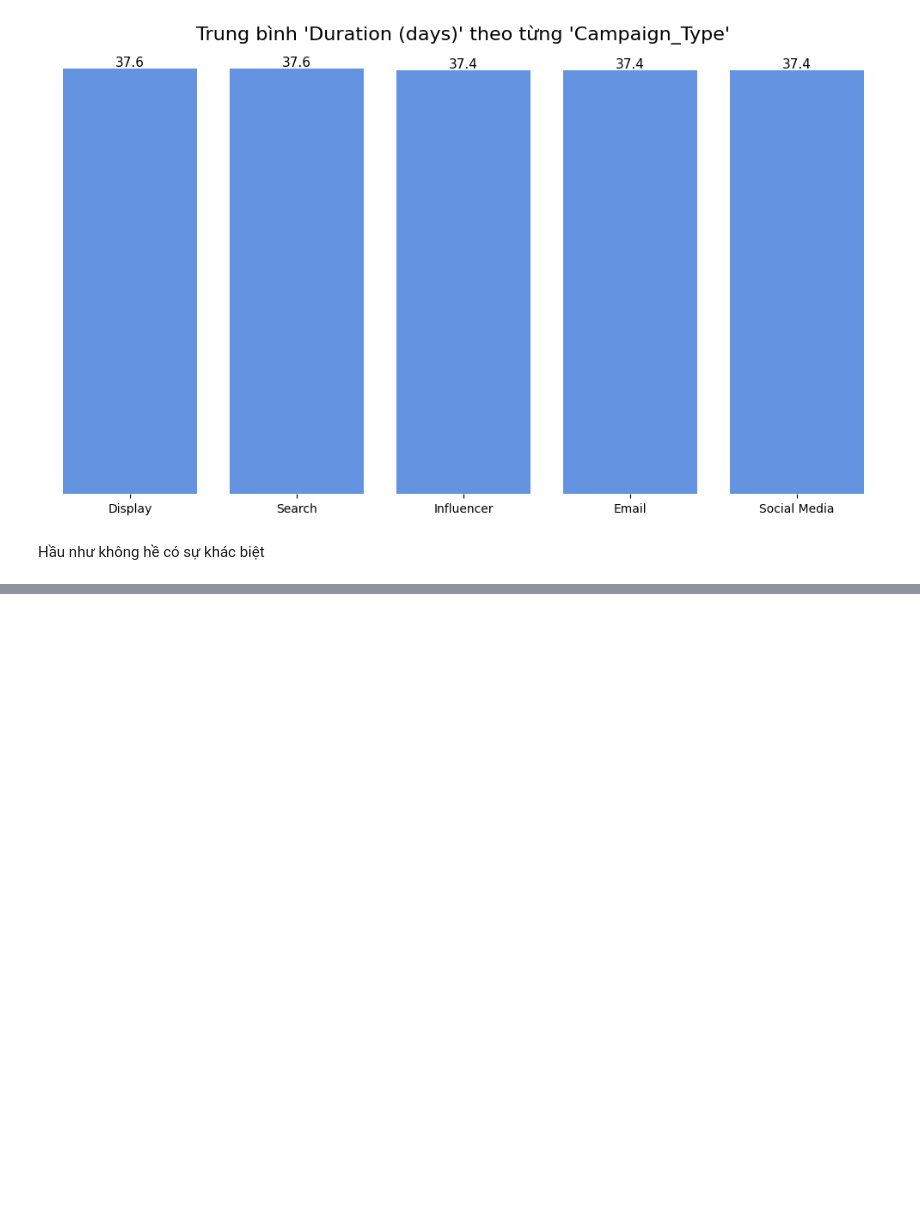
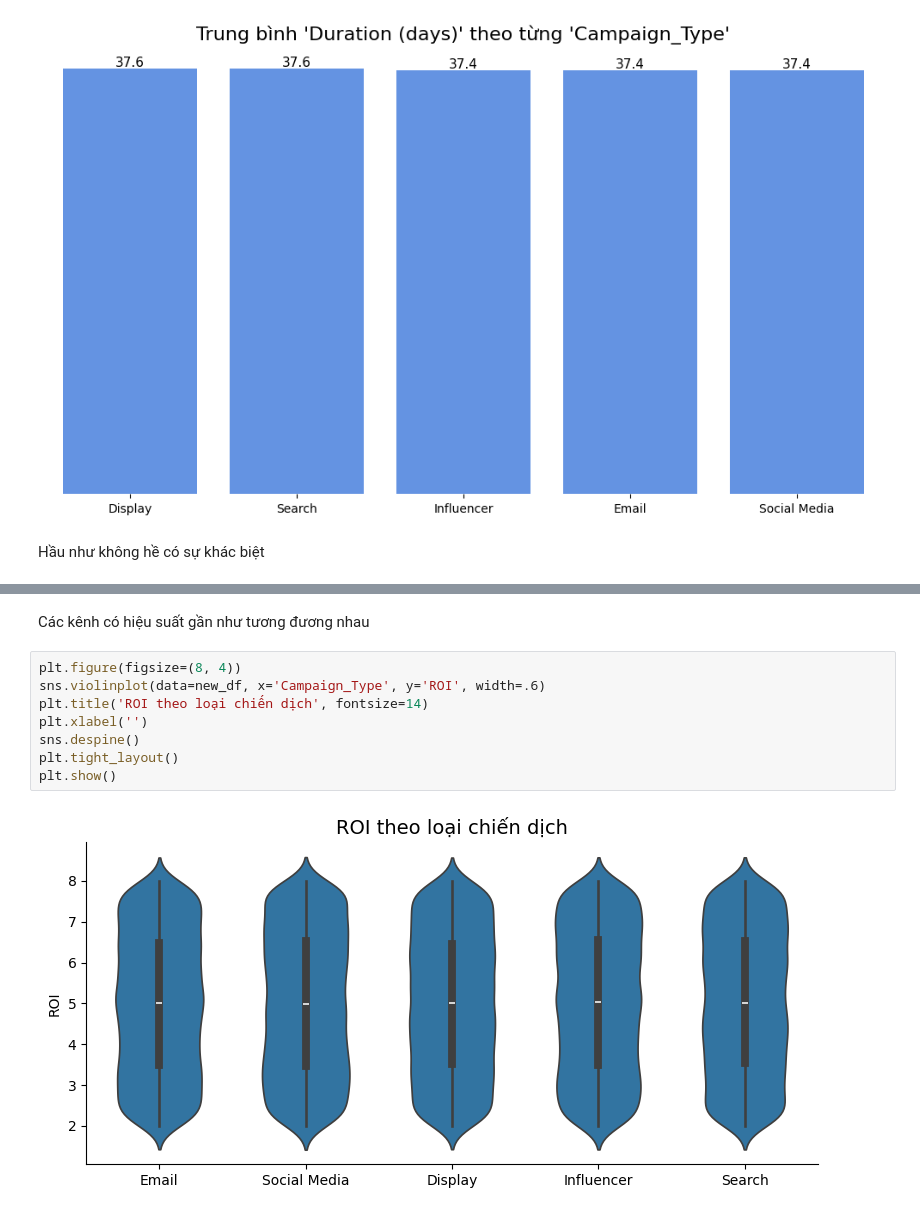
Before and after one commit to thethien8a/Marketing-Campaign-Analysis, a Jupyter notebook: Data_Analysis.ipynb, the cells around one changed output, grey strips where cells are left out. Cells and saved outputs as stored; diff of their text form; blank space fills up the shorter version.

Commit message:
Update: Data_Analysis and the_thing_doing.md

```diff
--- a/Data_Analysis.ipynb
+++ b/Data_Analysis.ipynb
@@ -329,0 +360,12 @@ Hầu như không hề có sự khác biệt
+# %% [markdown]
+Các kênh có hiệu suất gần như tương đương nhau
+# %%
+plt.figure(figsize=(8, 4))
+sns.violinplot(data=new_df, x='Campaign_Type', y='ROI', width=.6)
+plt.title('ROI theo loại chiến dịch', fontsize=14)
+plt.xlabel('')
+sns.despine()
+plt.tight_layout()
+plt.show()
+# %% [output]
+[figure, added]
```
Also changed, not shown: parts of 18 cells of this notebook, 1 other file.
